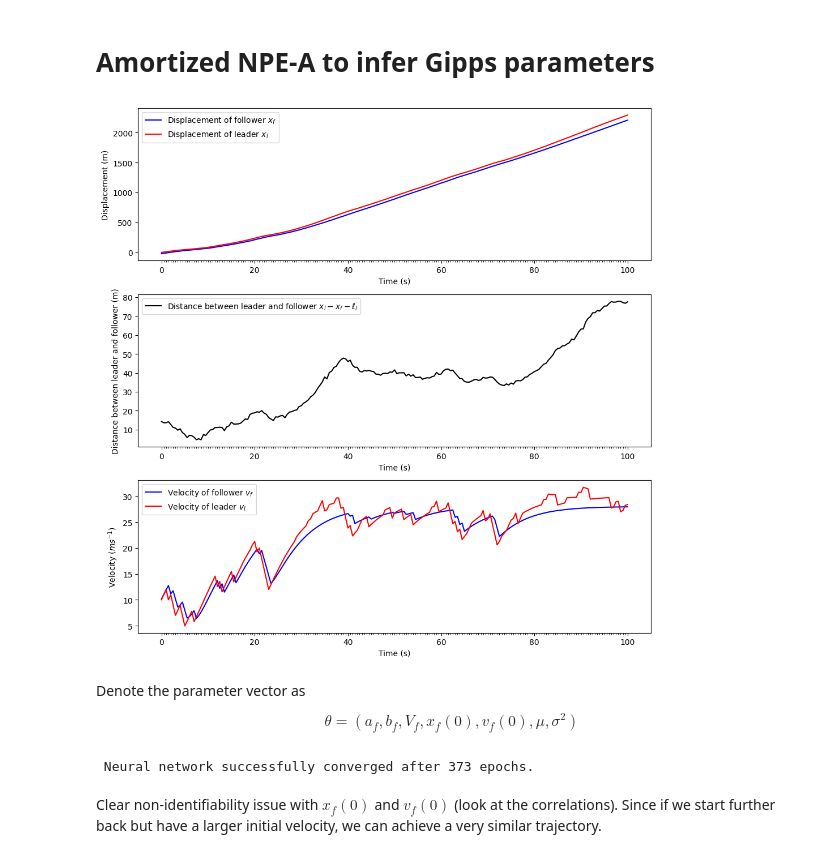
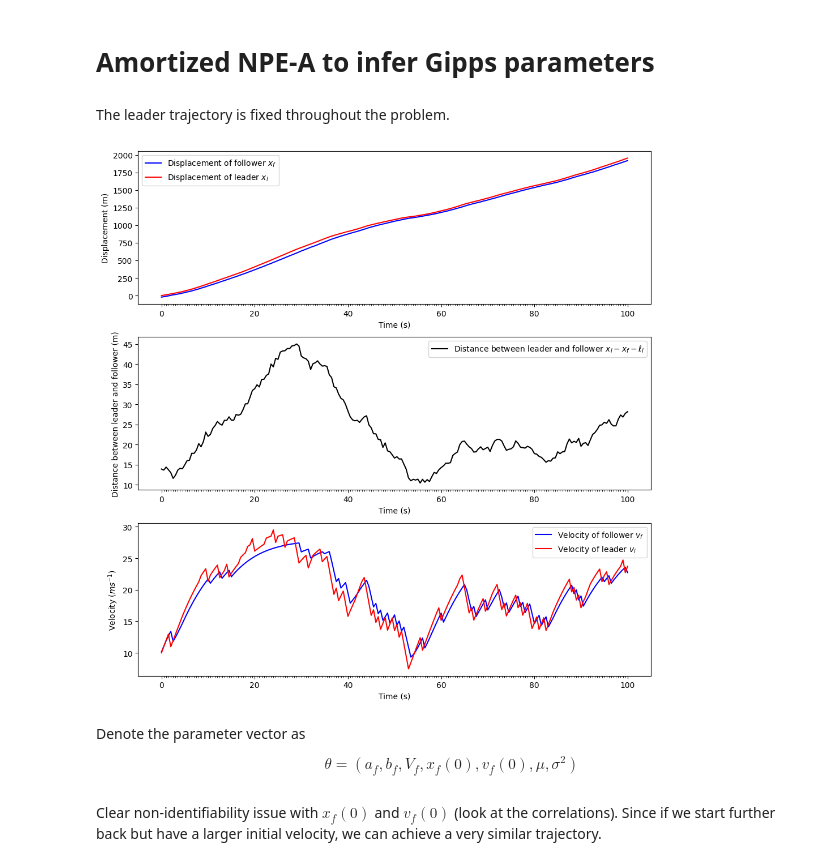
Before and after one commit to kaisamaroo/SBC-SBI, a Jupyter notebook: notebooks/real_examples/gipps_7d/npe_a.ipynb, the cells around one changed output. Drawn from its saved outputs; the diff is of its cells as text; code cells hidden in the pictures.

```diff
--- a/notebooks/real_examples/gipps_7d/npe_a.ipynb
+++ b/notebooks/real_examples/gipps_7d/npe_a.ipynb
@@ -115,7 +108,41 @@ x_obs, v_obs = follow_trajectory_stochastic(af, bf, Vf, xf0, vf0, mu, sigmasquar
+# %% [markdown]
+The leader trajectory is fixed throughout the problem.
+# %%
+# Select leader trajectory ID
+leader_trajectory_ID = 0
+
+leader_trajectory_name = f"leader_trajectory{leader_trajectory_ID}"
+path_to_leader_trajectory = results_path + "/" + leader_trajectory_name + ".npz"
+path_to_leader_trajectory_config = results_path + "/" + leader_trajectory_name + ".yaml"
+
+# Retrieve xl, vl
+leader_trajectory = np.load(path_to_leader_trajectory)
+xl = leader_trajectory["xl"]
+vl = leader_trajectory["vl"]
+
+# Retrieve leader trajectory config
+with open(path_to_leader_trajectory_config, "r") as f:
+    leader_trajectory_config = yaml.safe_load(f) # Dictionary containing all information about xl, vl
+# %%
+# Select observed follower trajectory ID
+follower_trajectory_ID = 0
+
+follower_trajectory_name = f"follower_trajectory{follower_trajectory_ID}_leader_trajectory{leader_trajectory_ID}"
+path_to_follower_trajectory = results_path + "/" + follower_trajectory_name + ".npz"
+path_to_follower_trajectory_config = results_path + "/" + follower_trajectory_name + ".yaml"
+
+# Retrieve xf_obs, vf_obs
+follower_trajectory = np.load(path_to_follower_trajectory)
+xf_obs = follower_trajectory["xf"]
+vf_obs = follower_trajectory["vf"]
+
+# Retrieve follower trajectory config
+with open(path_to_follower_trajectory_config, "r") as f:
+    follower_trajectory_config = yaml.safe_load(f) # Dictionary containing all information about xf, vf
 # %%
-plot_all(x_obs, v_obs, xl, vl, tau, N, ll)
+plot_all(xf_obs, vf_obs, xl, vl, tau, N, ll)
 # %% [output]
-[figure, old version]
+[figure, new version]
 # %% [markdown]
 Denote the parameter vector as
 
@@ -167,12 +162,2 @@ prior = make_prior_npe_a(aL, aU,
 # For plotting
 prior_supports = [(aL, aU), (bL, bU), (VL, VU), (xf0L, xf0U), (vf0L, vf0U), (muL, muU), (sigmasquaredL, sigmasquaredU)]
-# %%
-inference = NPE_A(prior=prior)
-num_simulations = 10000  # number of (theta, x) pairs sampled and trained on
-parameter_samples = prior.sample((num_simulations,))  # simulate parameters from prior
-data_samples = simulator(parameter_samples)  # simulate data for each parameter
-inference = inference.append_simulations(parameter_samples, data_samples)
-density_estimator = inference.train(final_round=True)
-amortized_posterior = inference.build_posterior()
-# %% [output]
- Neural network successfully converged after 373 epochs.
```
Also changed, not shown: parts of 20 cells of this notebook, 1 other file.
